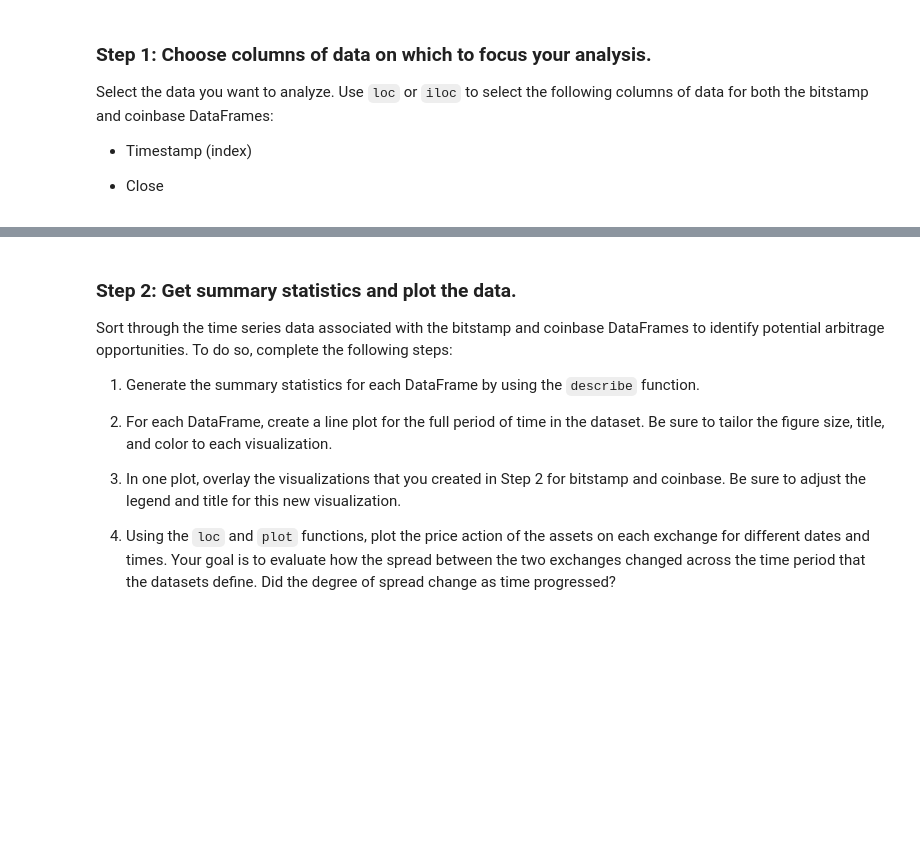
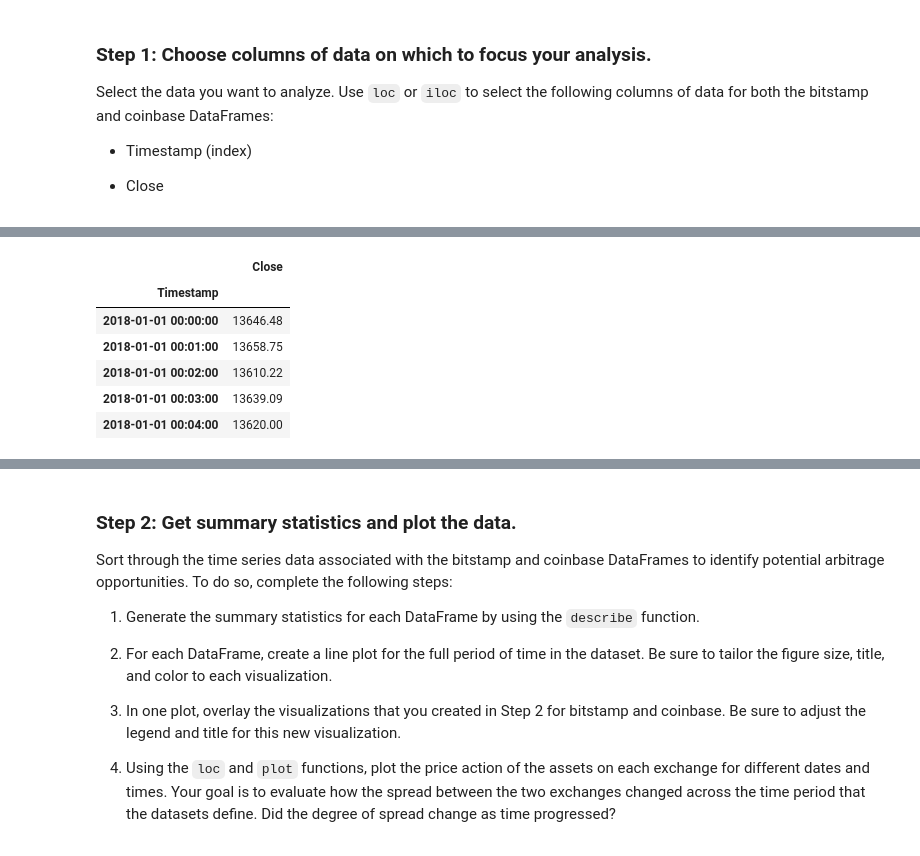
Before and after one commit to AndrewRBader/challenge-3, a Jupyter notebook: Starter_Code/crypto_arbitrage.ipynb, the cells around one changed output, grey strips where cells are left out. Saved outputs shown, nothing was run; the diff lists cells and outputs as text; code cells hidden in the pictures; blank space fills up the shorter version.

```diff
--- a/Starter_Code/crypto_arbitrage.ipynb
+++ b/Starter_Code/crypto_arbitrage.ipynb
@@ -253,7 +253,8 @@ Select the data you want to analyze. Use `loc` or `iloc` to select the following
 # Use loc or iloc to select `Timestamp (the index)` and `Close` from bitstamp DataFrame
 
 # selected Close column-rows with loc, node that the Timestamp is the index column via pandas
-bitstamp_sliced = bitstamp.loc[:, "Close"]
+# used pd.DataFrame to maintain DF functionality so can select columns via loc
+bitstamp_sliced = pd.DataFrame(bitstamp.loc[:, "Close"])
 
 # Review the first five rows of the DataFrame
 # YOUR CODE HERE
@@ -269,2 +263,9 @@ Name: Close, dtype: float64
+|  | Close |
+| Timestamp |  |
+| 2018-01-01 00:00:00 | 13646.48 |
+| 2018-01-01 00:01:00 | 13658.75 |
+| 2018-01-01 00:02:00 | 13610.22 |
+| 2018-01-01 00:03:00 | 13639.09 |
+| 2018-01-01 00:04:00 | 13620.00 |
 # %%
 # Use loc or iloc to select `Timestamp (the index)` and `Close` from coinbase DataFrame
```
Also changed, not shown: parts of 15 cells of this notebook.
